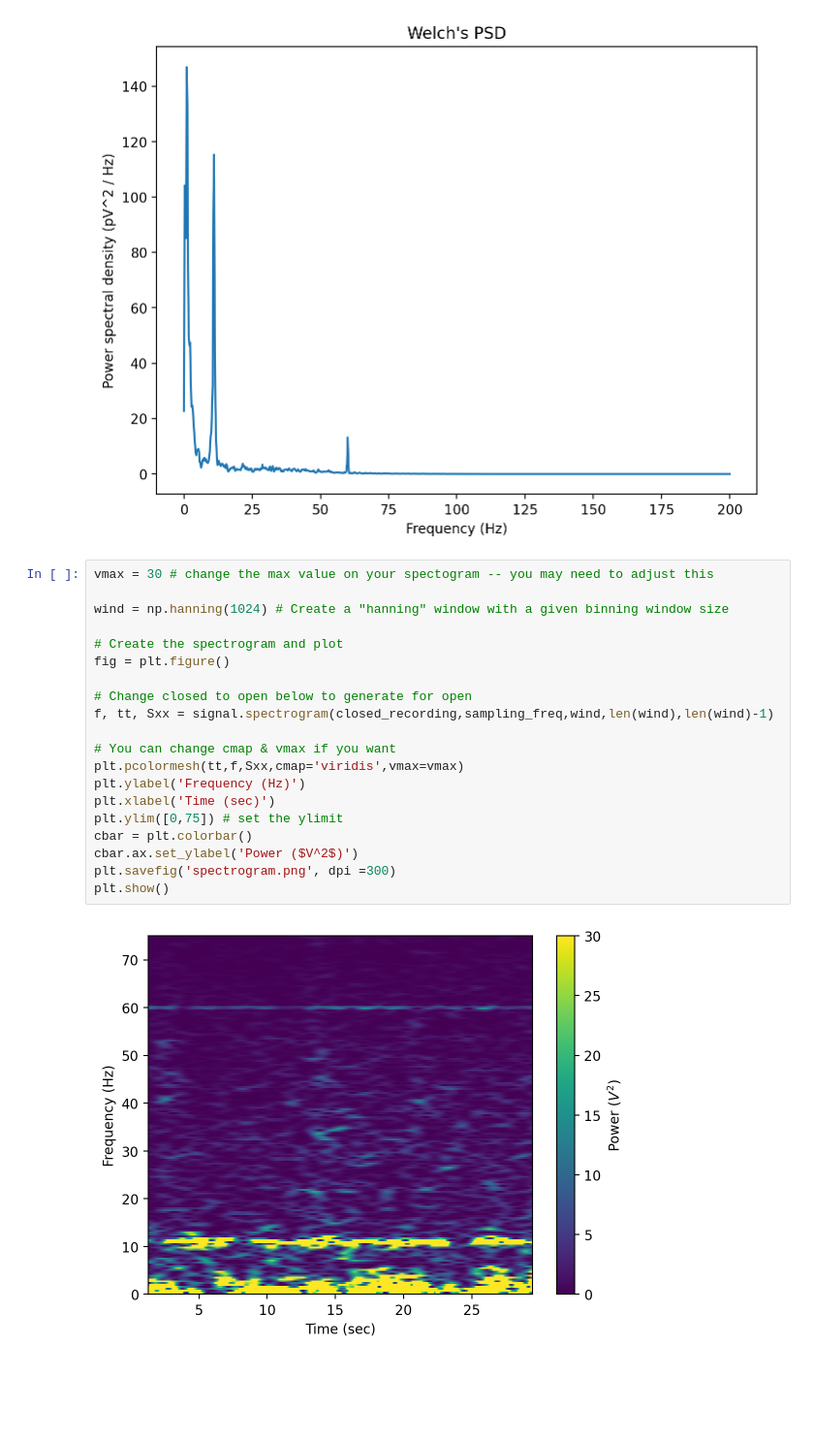
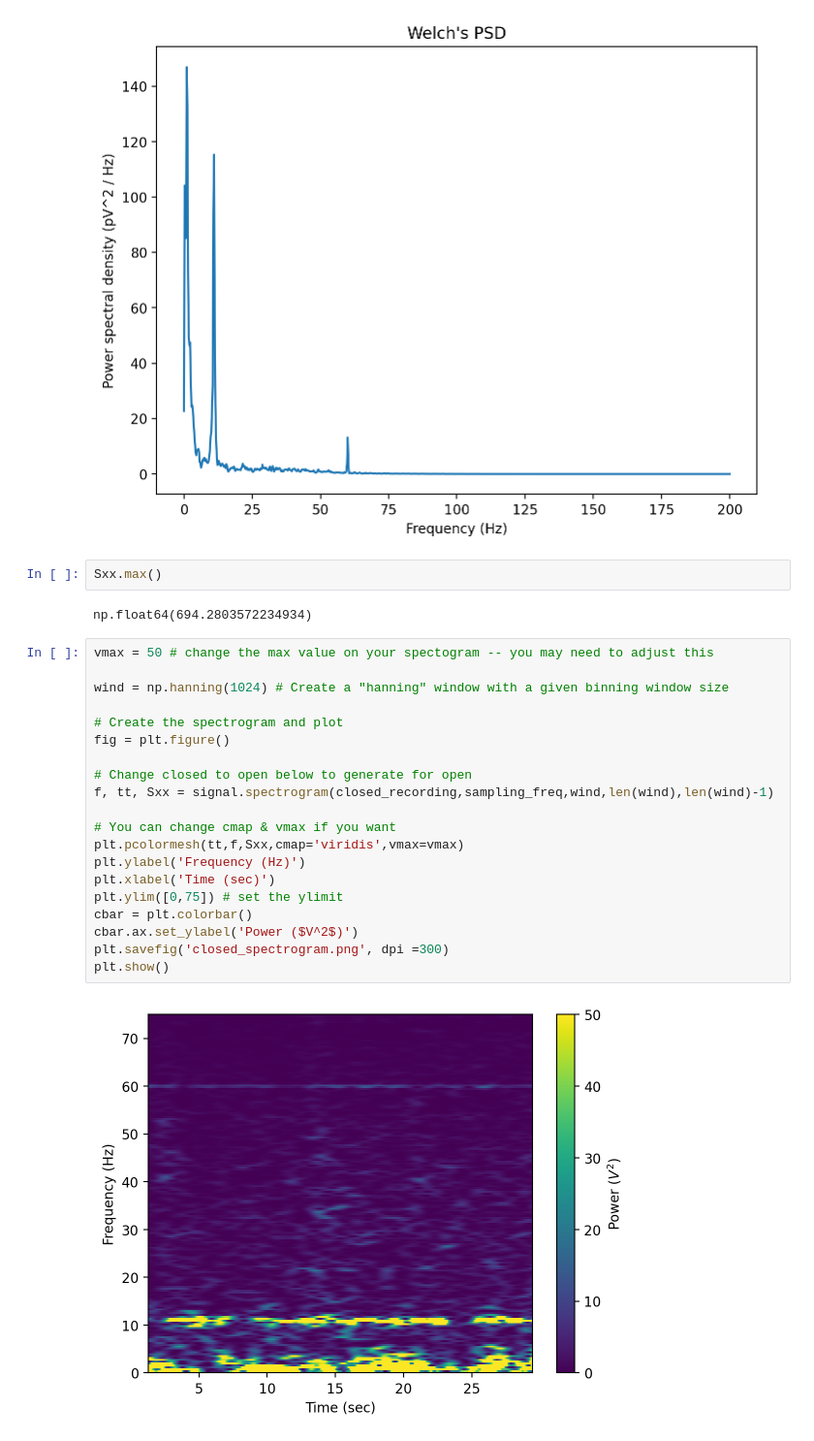
Before and after one commit to davebobculver/Mickey-x-Dave, a Jupyter notebook: plots.ipynb, the cells around one changed output. Shown at 97% size. Cells and saved outputs as stored; diff of their text form; blank space fills up the shorter version.

Commit message:
Changes to spectrograms

```diff
--- a/plots.ipynb
+++ b/plots.ipynb
@@ -105,25 +105,29 @@ plt.savefig('welch.png', dpi =300)
 plt.show()
 # %% [output]
 [figure]
+# %%
+Sxx.max()
+# %% [output]
+np.float64(694.2803572234934)
 # %%
-vmax = 30 # change the max value on your spectogram -- you may need to adjust this
+vmax = 50 # change the max value on your spectogram -- you may need to adjust this
 
 wind = np.hanning(1024) # Create a "hanning" window with a given binning window size
 
 # Create the spectrogram and plot
 fig = plt.figure()
 
 # Change closed to open below to generate for open
 f, tt, Sxx = signal.spectrogram(closed_recording,sampling_freq,wind,len(wind),len(wind)-1)
 
 # You can change cmap & vmax if you want
 plt.pcolormesh(tt,f,Sxx,cmap='viridis',vmax=vmax)
 plt.ylabel('Frequency (Hz)')
 plt.xlabel('Time (sec)')
 plt.ylim([0,75]) # set the ylimit
 cbar = plt.colorbar()
 cbar.ax.set_ylabel('Power ($V^2$)')
-plt.savefig('spectrogram.png', dpi =300)
+plt.savefig('closed_spectrogram.png', dpi =300)
 plt.show()
 # %% [output]
-[figure, old version]
+[figure, new version]
```
Also changed, not shown: 4 other files.
